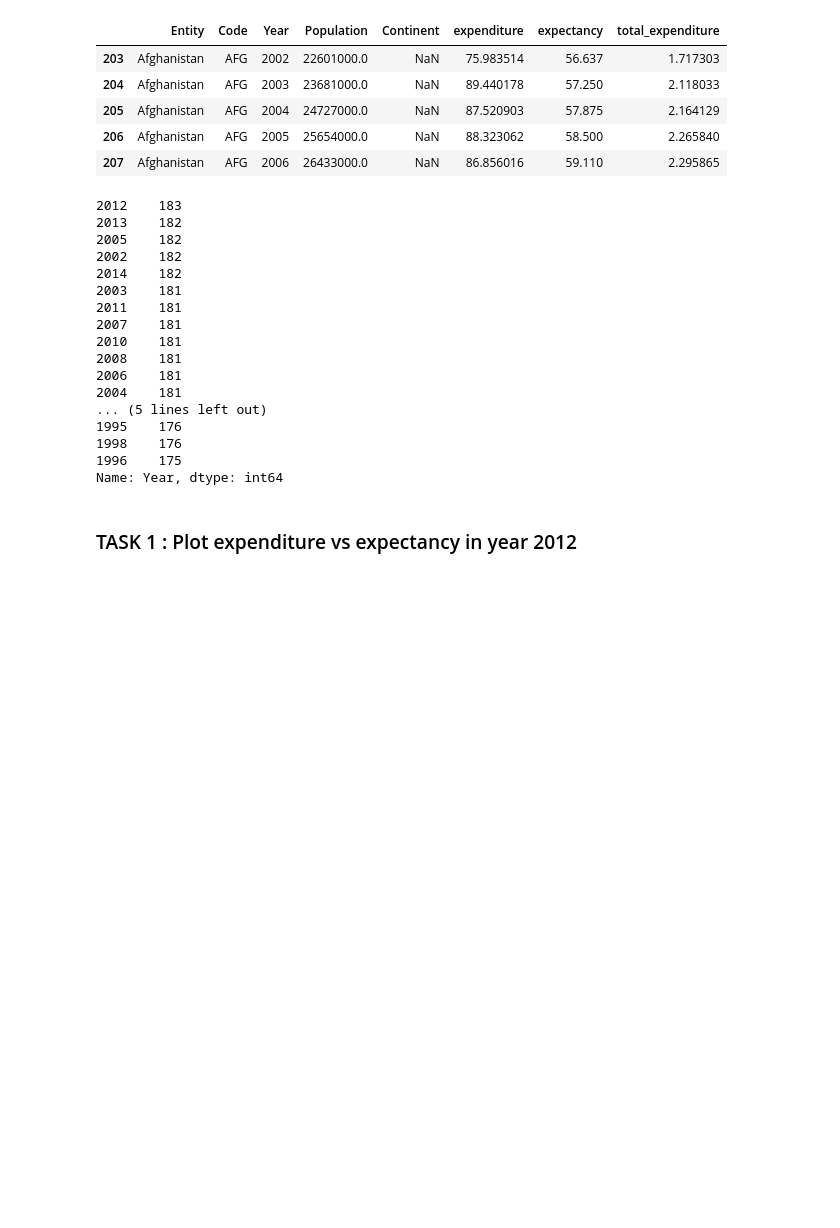
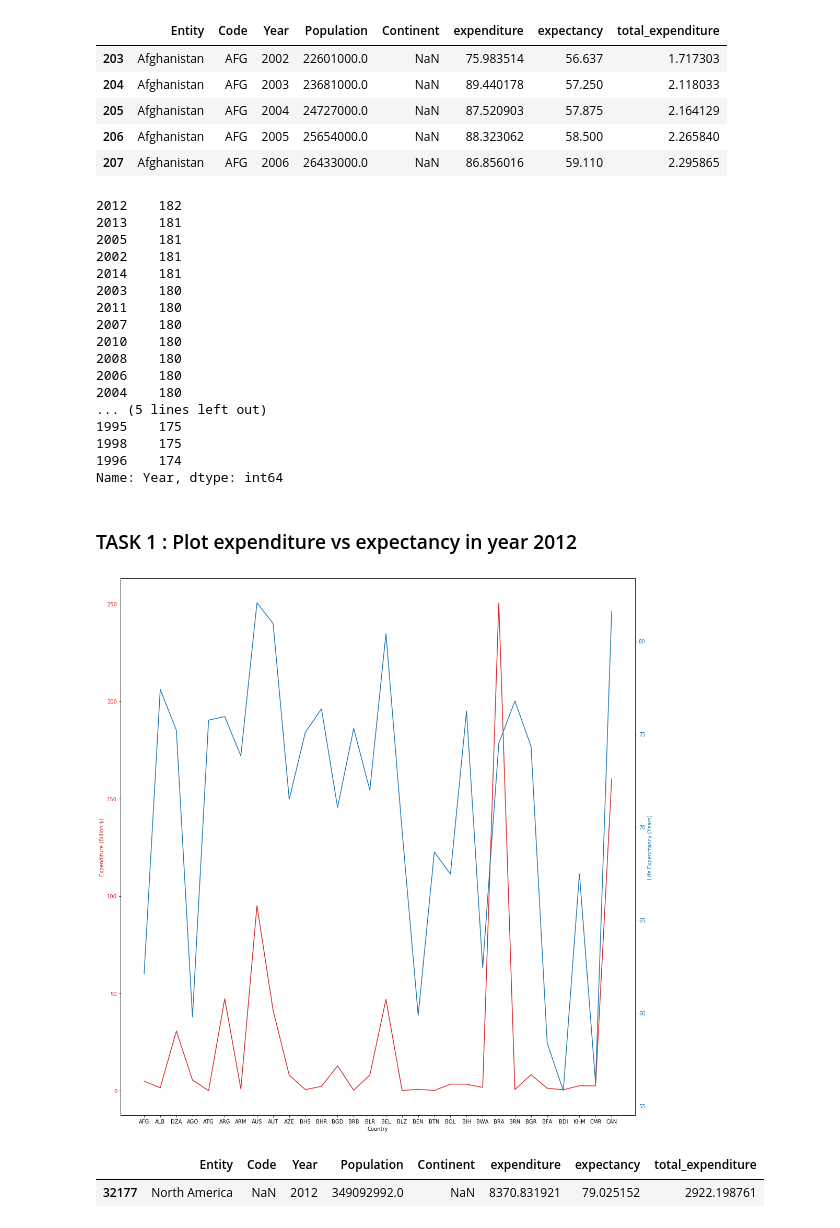
Before and after one commit to abhijeetknayak/Utilities, a Jupyter notebook: Data-Science/Country-Data/life-expectancy.ipynb, the cells around one changed output. Drawn from its saved outputs; the diff is of its cells as text; code cells hidden in the pictures; blank space fills up the shorter version.

Commit message:
Plotting life expectancy vs health expenditure

```diff
--- a/Data-Science/Country-Data/life-expectancy.ipynb
+++ b/Data-Science/Country-Data/life-expectancy.ipynb
@@ -26,5 +26,8 @@ life_expectancy.rename(columns={'Total population (Gapminder, HYDE & UN)': 'Popu
 # 2. No null values in expenditure or expectancy
 life_expectancy = life_expectancy[(life_expectancy['expenditure'].notna()) & (life_expectancy['expectancy'].notna())
                                  & (life_expectancy['Population'].notna())]
+
+# 3. No Nan values in Code. Remove those
+life_expectancy = life_expectancy[life_expectancy['Code'].notna()]
 life_expectancy.head()
 # %% [output]
@@ -49,22 +52,51 @@ life_expectancy.head()
 # Find year common to all countries
 life_expectancy.Year.value_counts()
 # %% [output]
-2012    183
-2013    182
-2005    182
-2002    182
-2014    182
-2003    181
-2011    181
-2007    181
-2010    181
-2008    181
-2006    181
-2004    181
+2012    182
+2013    181
+2005    181
+2002    181
+2014    181
+2003    180
+2011    180
+2007    180
+2010    180
+2008    180
+2006    180
+2004    180
 ... (5 lines left out)
-1995    176
-1998    176
-1996    175
+1995    175
+1998    175
+1996    174
 Name: Year, dtype: int64
 # %% [markdown]
 ### TASK 1 : Plot expenditure vs expectancy in year 2012
+# %%
+plot_data = life_expectancy[life_expectancy['Year'] == 2012]
+# %%
+import matplotlib.pyplot as plt
+fig, ax1 = plt.subplots(figsize=(15, 15))
+color = 'tab:red'
+ax1.set_xlabel('Country')
+ax1.set_ylabel('Expenditure (Billion $)', color=color)
+ax1.plot(plot_data['Code'][0:30], plot_data['total_expenditure'][0:30], color=color)
+ax1.tick_params(axis='y', labelcolor=color)
+
+ax2 = ax1.twinx()  # instantiate a second axes that shares the same x-axis
+
+color = 'tab:blue'
+ax2.set_ylabel('Life Expenctancy (Years)', color=color)  # we already handled the x-label with ax1
+ax2.plot(plot_data['Code'][0:30], plot_data['expectancy'][0:30], color=color)
+ax2.tick_params(axis='y', labelcolor=color)
+
+fig.tight_layout()  # otherwise the right y-label is slightly clipped
+plt.show()
+
+fig.savefig('health_expenditure-vs-Life-Expectancy.png')
+# %% [output]
+[figure, added]
+# %%
+plot_data[plot_data['Code'].isna()]
+# %% [output]
+|  | Entity | Code | Year | Population | Continent | expenditure | expectancy | total_expenditure |
+| 32177 | North America | NaN | 2012 | 349092992.0 | NaN | 8370.831921 | 79.025152 | 2922.198761 |
```
Also changed, not shown: parts of 2 cells of this notebook.
